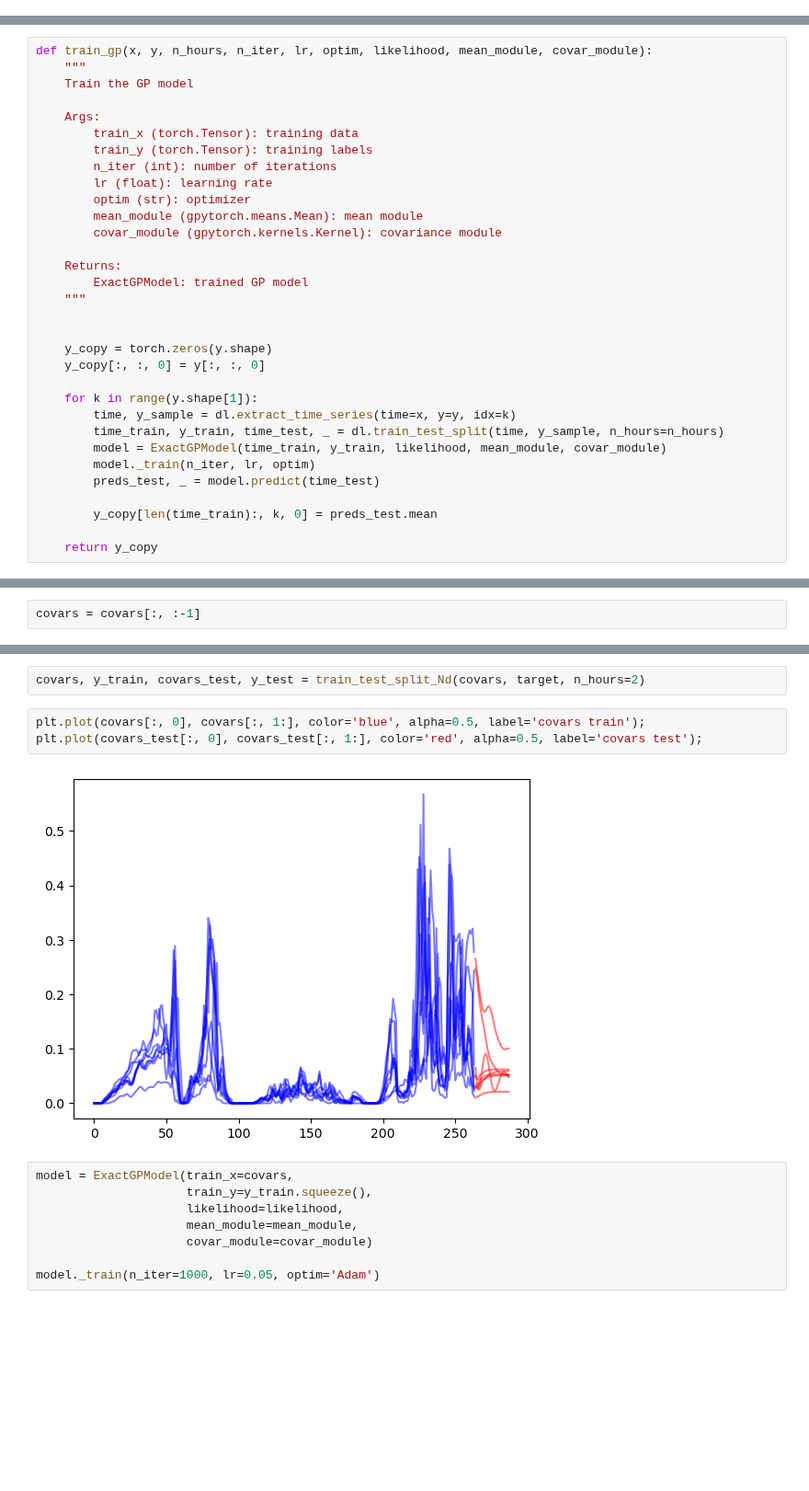
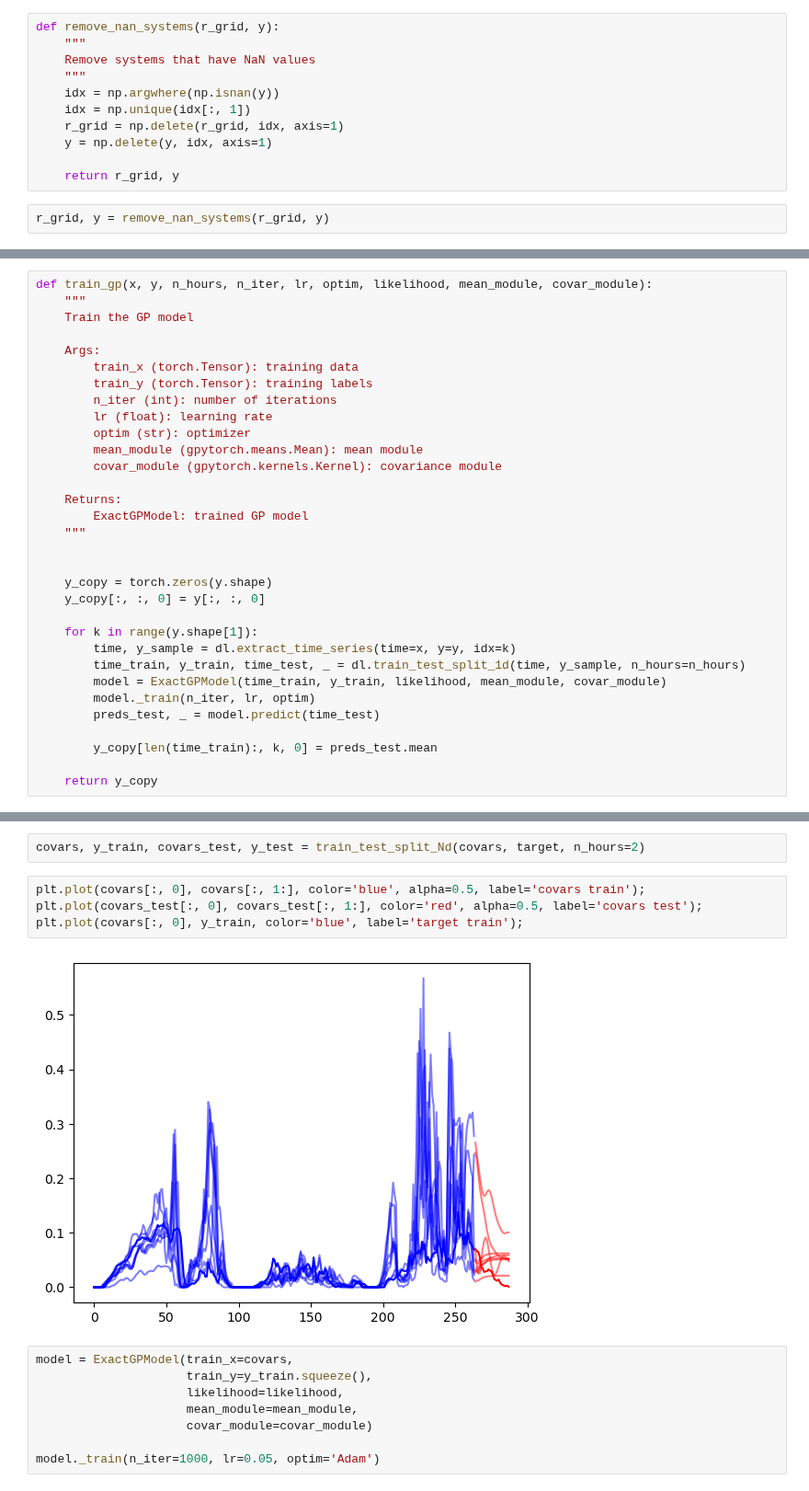
Before and after one commit to eirikbaekkelund/Dissertation, a Jupyter notebook: data_loader.ipynb, the cells around one changed output, grey strips where cells are left out. Shown at 92% size. Cells and saved outputs as stored; diff of their text form; blank space fills up the shorter version.

```diff
--- a/data_loader.ipynb
+++ b/data_loader.ipynb
@@ -113,0 +113,13 @@ ax.set_title(f'PV production for {y.shape[1]} system(s)');
+# %%
+def remove_nan_systems(r_grid, y):
+    """
+    Remove systems that have NaN values
+    """
+    idx = np.argwhere(np.isnan(y))
+    idx = np.unique(idx[:, 1])
+    r_grid = np.delete(r_grid, idx, axis=1)
+    y = np.delete(y, idx, axis=1)
+
+    return r_grid, y
+# %%
+r_grid, y = remove_nan_systems(r_grid, y)
@@ -139,7 +157,7 @@ def train_gp(x, y, n_hours, n_iter, lr, optim, likelihood, mean_module, covar_mo
 
     for k in range(y.shape[1]):
         time, y_sample = dl.extract_time_series(time=x, y=y, idx=k)
-        time_train, y_train, time_test, _ = dl.train_test_split(time, y_sample, n_hours=n_hours)
+        time_train, y_train, time_test, _ = dl.train_test_split_1d(time, y_sample, n_hours=n_hours)
         model = ExactGPModel(time_train, y_train, likelihood, mean_module, covar_module)
         model._train(n_iter, lr, optim)
         preds_test, _ = model.predict(time_test)
@@ -199,2 +204,0 @@ Iter 401/500 - Loss: -3.670
-# %%
-covars = covars[:, :-1]
@@ -232,8 +231,9 @@ covars, y_train, covars_test, y_test = train_test_split_Nd(covars, target, n_hou
 # %%
 plt.plot(covars[:, 0], covars[:, 1:], color='blue', alpha=0.5, label='covars train');
 plt.plot(covars_test[:, 0], covars_test[:, 1:], color='red', alpha=0.5, label='covars test');
+plt.plot(covars[:, 0], y_train, color='blue', label='target train');
 # %% [output]
-[figure, old version]
+[figure, new version]
 # %%
 model = ExactGPModel(train_x=covars,
                      train_y=y_train.squeeze(),
```
Also changed, not shown: parts of 17 cells of this notebook, 4 other files.
